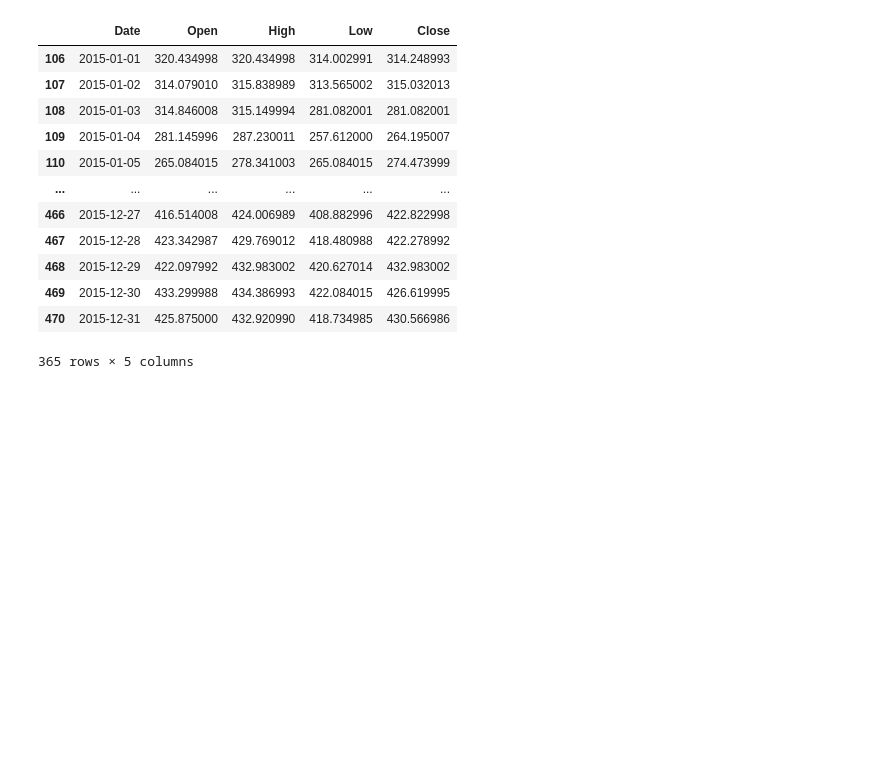
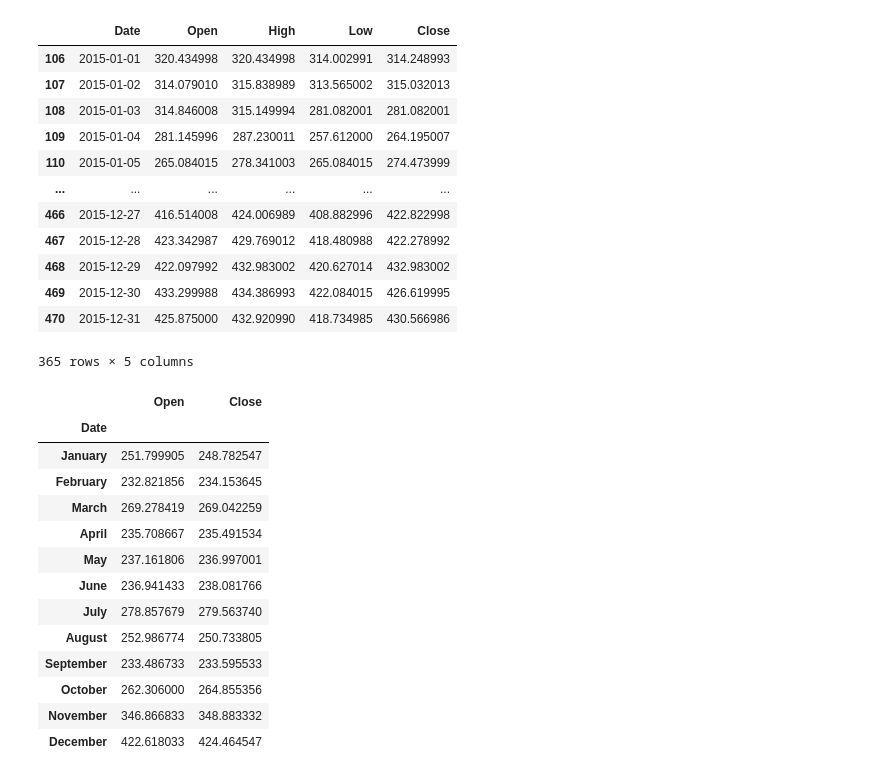
Before and after one commit to shahiatif/Data-Science-final-Year-Project, a Jupyter notebook: TimeSeriesModeling.ipynb, the cells around one changed output. Drawn from its saved outputs; the diff is of its cells as text; code cells hidden in the pictures; blank space fills up the shorter version.

Commit message:
Monthwise groupby

```diff
--- a/TimeSeriesModeling.ipynb
+++ b/TimeSeriesModeling.ipynb
@@ -240,3 +240,24 @@ y_2015.drop(y_2015[['Adj Close','Volume']],axis=1)
 | 469 | 2015-12-30 | 433.299988 | 434.386993 | 422.084015 | 426.619995 |
 | 470 | 2015-12-31 | 425.875000 | 432.920990 | 418.734985 | 430.566986 |
 365 rows × 5 columns
+# %%
+monthvise= y_2015.groupby(y_2015['Date'].dt.strftime('%B'))[['Open','Close']].mean()
+new_order = ['January', 'February', 'March', 'April', 'May', 'June', 'July', 'August',
+             'September', 'October', 'November', 'December']
+monthvise = monthvise.reindex(new_order, axis=0)
+monthvise
+# %% [output]
+|  | Open | Close |
+| Date |  |  |
+| January | 251.799905 | 248.782547 |
+| February | 232.821856 | 234.153645 |
+| March | 269.278419 | 269.042259 |
+| April | 235.708667 | 235.491534 |
+| May | 237.161806 | 236.997001 |
+| June | 236.941433 | 238.081766 |
+| July | 278.857679 | 279.563740 |
+| August | 252.986774 | 250.733805 |
+| September | 233.486733 | 233.595533 |
+| October | 262.306000 | 264.855356 |
+| November | 346.866833 | 348.883332 |
+| December | 422.618033 | 424.464547 |
```
